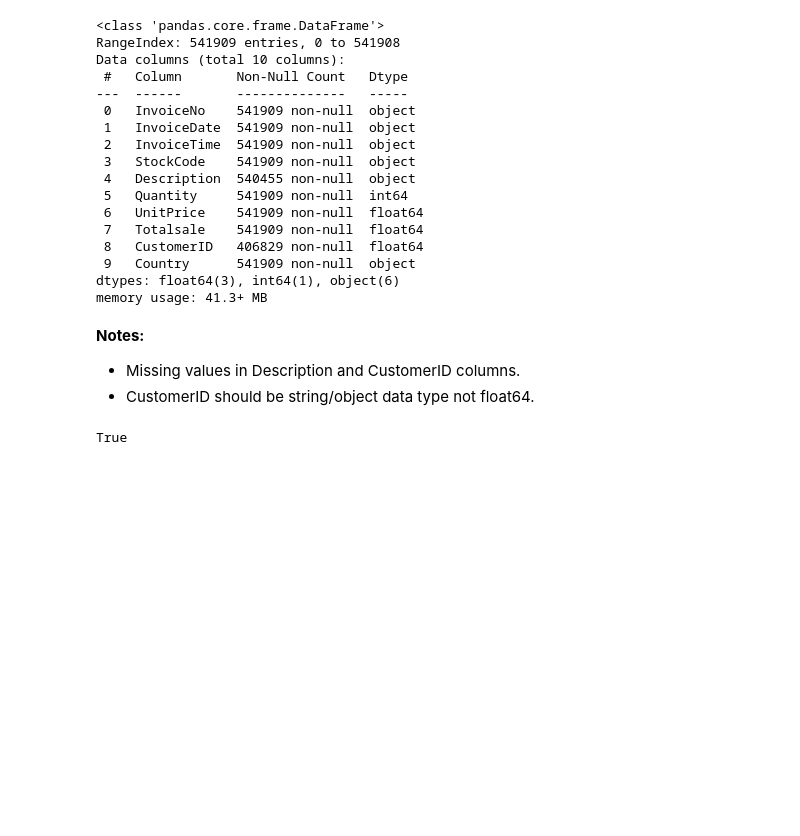
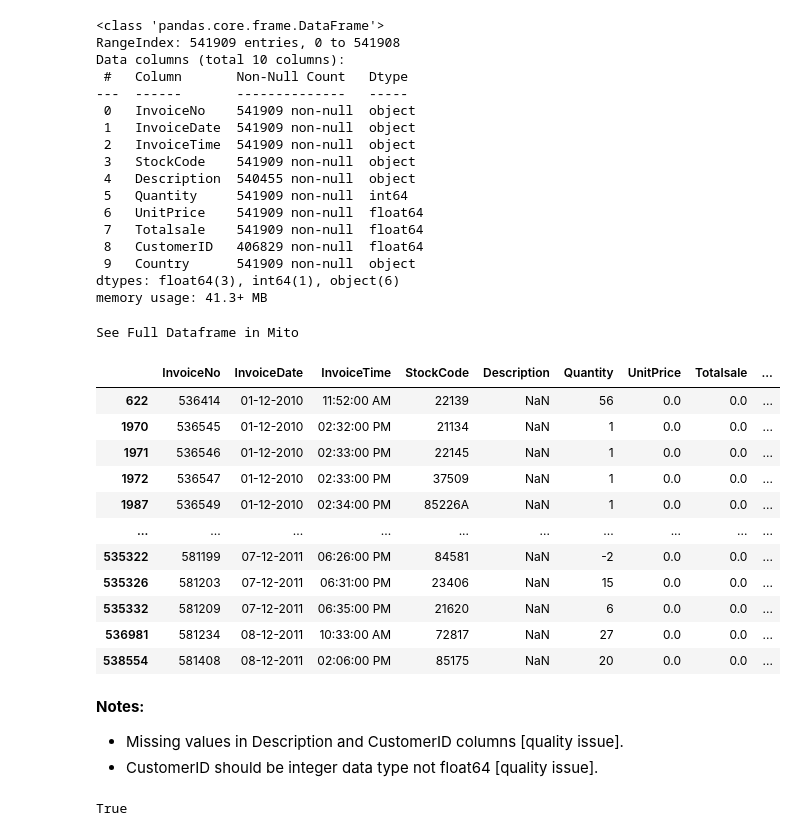
Before and after one commit to PrinssAlex/Online_Retail_Analysis, a Jupyter notebook: Online Retail Sales Analysis.ipynb, the cells around one changed output. Saved outputs shown, nothing was run; the diff lists cells and outputs as text; code cells hidden in the pictures; blank space fills up the shorter version.

```diff
--- a/Online Retail Sales Analysis.ipynb
+++ b/Online Retail Sales Analysis.ipynb
@@ -132,10 +134,26 @@ Data columns (total 10 columns):
  9   Country      541909 non-null  object
 dtypes: float64(3), int64(1), object(6)
 memory usage: 41.3+ MB
+# %%
+df[df.Description.isna()]
+# %% [output]
+See Full Dataframe in Mito
+|  | InvoiceNo | InvoiceDate | InvoiceTime | StockCode | Description | Quantity | UnitPrice | Totalsale | ... |
+| 622 | 536414 | 01-12-2010 | 11:52:00 AM | 22139 | NaN | 56 | 0.0 | 0.0 | ... |
+| 1970 | 536545 | 01-12-2010 | 02:32:00 PM | 21134 | NaN | 1 | 0.0 | 0.0 | ... |
+| 1971 | 536546 | 01-12-2010 | 02:33:00 PM | 22145 | NaN | 1 | 0.0 | 0.0 | ... |
+| 1972 | 536547 | 01-12-2010 | 02:33:00 PM | 37509 | NaN | 1 | 0.0 | 0.0 | ... |
+| 1987 | 536549 | 01-12-2010 | 02:34:00 PM | 85226A | NaN | 1 | 0.0 | 0.0 | ... |
+| ... | ... | ... | ... | ... | ... | ... | ... | ... | ... |
+| 535322 | 581199 | 07-12-2011 | 06:26:00 PM | 84581 | NaN | -2 | 0.0 | 0.0 | ... |
+| 535326 | 581203 | 07-12-2011 | 06:31:00 PM | 23406 | NaN | 15 | 0.0 | 0.0 | ... |
+| 535332 | 581209 | 07-12-2011 | 06:35:00 PM | 21620 | NaN | 6 | 0.0 | 0.0 | ... |
+| 536981 | 581234 | 08-12-2011 | 10:33:00 AM | 72817 | NaN | 27 | 0.0 | 0.0 | ... |
+| 538554 | 581408 | 08-12-2011 | 02:06:00 PM | 85175 | NaN | 20 | 0.0 | 0.0 | ... |
 # %% [markdown]
 <b>Notes:</b>
-- Missing values in Description and CustomerID columns.
-- CustomerID should be string/object data type not float64.
+- Missing values in Description and CustomerID columns [quality issue].
+- CustomerID should be integer data type not float64 [quality issue].
 # %%
 # check for duplicates
 df.duplicated().any()
```
Also changed, not shown: parts of 16 cells of this notebook.
